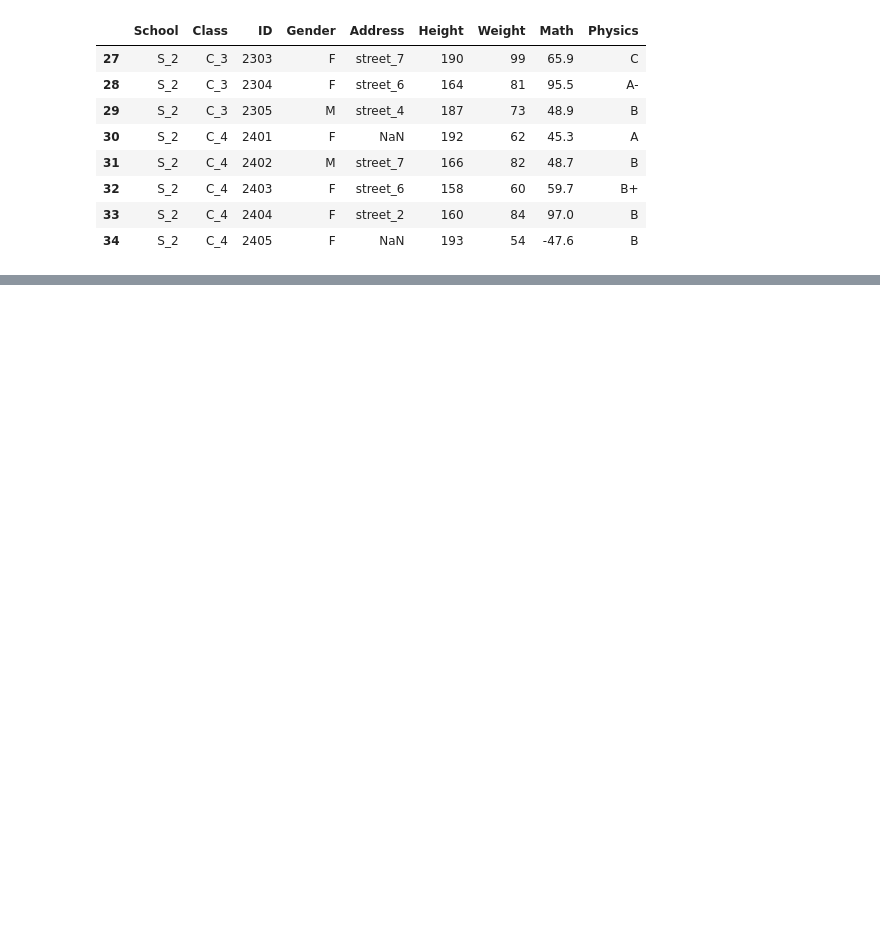
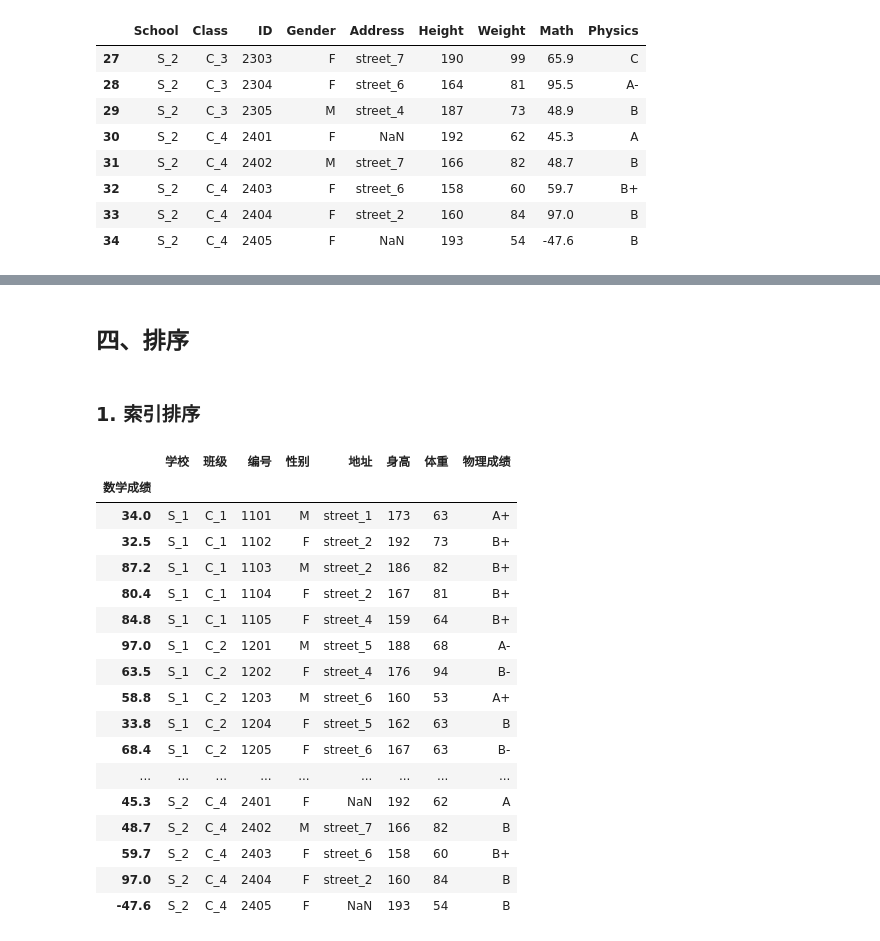
Before and after one commit to Lenovo-Future-Project-Group/Pandas_Sys, a Jupyter notebook: 1-Pandas基础.ipynb, the cells around one changed output, grey strips where cells are left out. Cells and saved outputs as stored; diff of their text form; code cells hidden in the pictures; blank space fills up the shorter version.

```diff
--- a/1-Pandas基础.ipynb
+++ b/1-Pandas基础.ipynb
@@ -468,0 +701,26 @@ df.tail(8)  # 后8条数据
+# %% [markdown]
+## 四、排序
+# %% [markdown]
+### 1. 索引排序
+# %%
+# 将数学成绩这一列设置为索引
+df.set_index('数学成绩') #set_index函数可以设置索引，将在下一章详细介绍
+# %% [output]
+|  | 学校 | 班级 | 编号 | 性别 | 地址 | 身高 | 体重 | 物理成绩 |
+| 数学成绩 |  |  |  |  |  |  |  |  |
+| 34.0 | S_1 | C_1 | 1101 | M | street_1 | 173 | 63 | A+ |
+| 32.5 | S_1 | C_1 | 1102 | F | street_2 | 192 | 73 | B+ |
+| 87.2 | S_1 | C_1 | 1103 | M | street_2 | 186 | 82 | B+ |
+| 80.4 | S_1 | C_1 | 1104 | F | street_2 | 167 | 81 | B+ |
+| 84.8 | S_1 | C_1 | 1105 | F | street_4 | 159 | 64 | B+ |
+| 97.0 | S_1 | C_2 | 1201 | M | street_5 | 188 | 68 | A- |
+| 63.5 | S_1 | C_2 | 1202 | F | street_4 | 176 | 94 | B- |
+| 58.8 | S_1 | C_2 | 1203 | M | street_6 | 160 | 53 | A+ |
+| 33.8 | S_1 | C_2 | 1204 | F | street_5 | 162 | 63 | B |
+| 68.4 | S_1 | C_2 | 1205 | F | street_6 | 167 | 63 | B- |
+| ... | ... | ... | ... | ... | ... | ... | ... | ... |
+| 45.3 | S_2 | C_4 | 2401 | F | NaN | 192 | 62 | A |
+| 48.7 | S_2 | C_4 | 2402 | M | street_7 | 166 | 82 | B |
+| 59.7 | S_2 | C_4 | 2403 | F | street_6 | 158 | 60 | B+ |
+| 97.0 | S_2 | C_4 | 2404 | F | street_2 | 160 | 84 | B |
+| -47.6 | S_2 | C_4 | 2405 | F | NaN | 193 | 54 | B |
```
Also changed, not shown: parts of 63 cells of this notebook.
